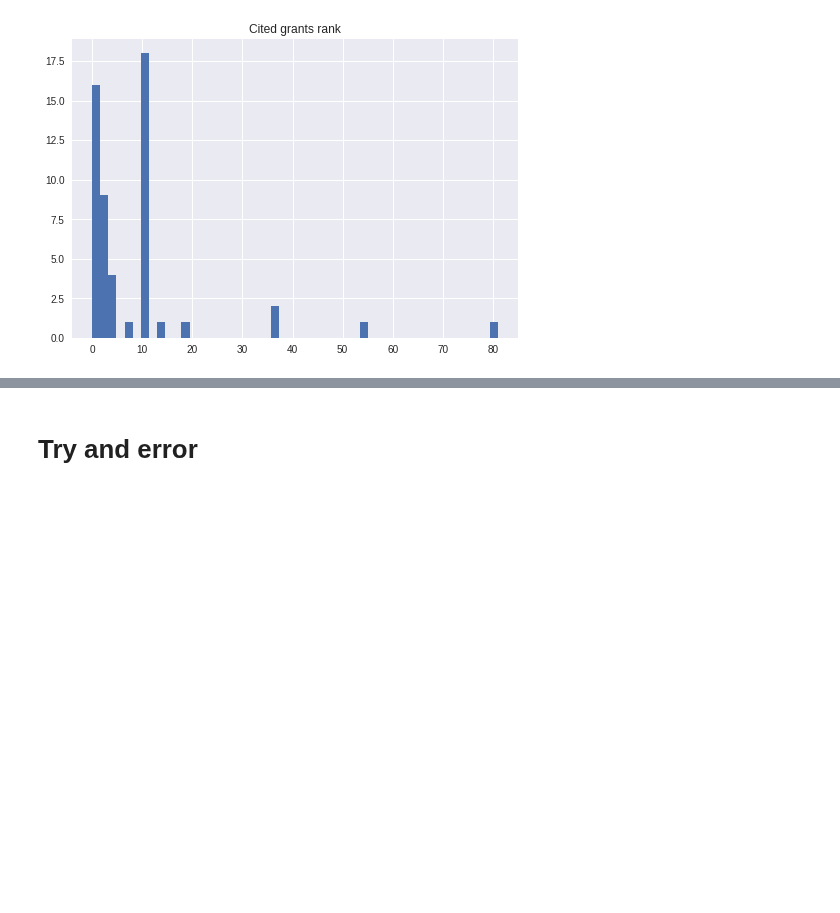
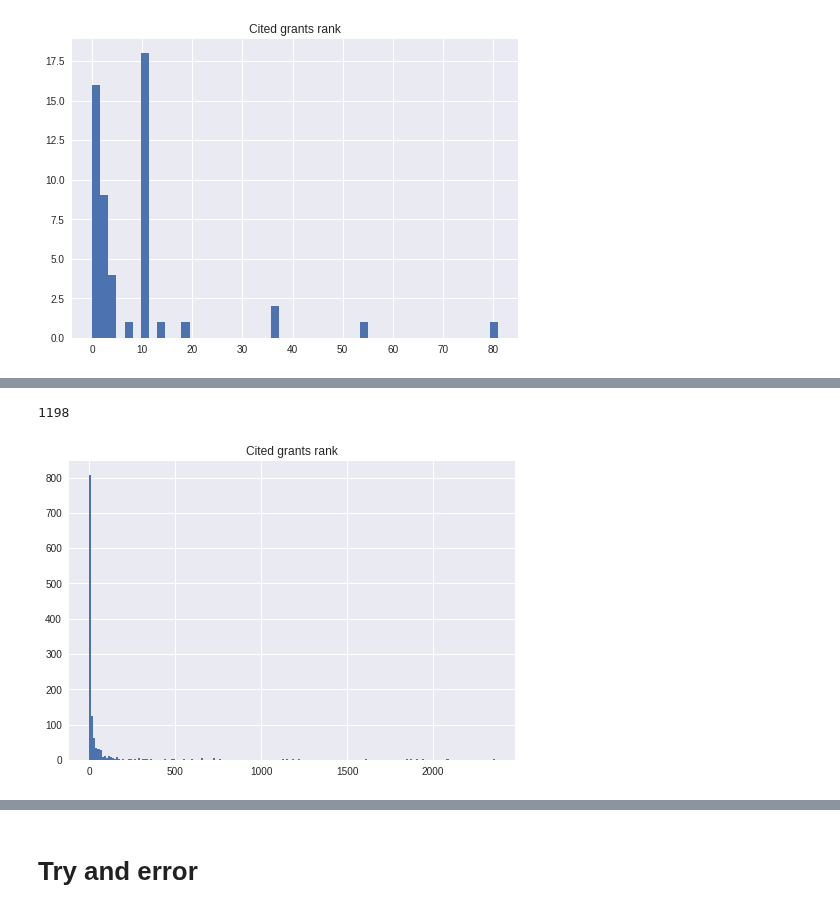
Before and after one commit to yoheikikuta/US-patent-analysis, a Jupyter notebook: colab/bert_benchmark_2000_analyze_result.ipynb, the cells around one changed output, grey strips where cells are left out. Cells and saved outputs as stored; diff of their text form; code cells hidden in the pictures; blank space fills up the shorter version.

Commit message:
Evaluate 600 app results.

```diff
--- a/colab/bert_benchmark_2000_analyze_result.ipynb
+++ b/colab/bert_benchmark_2000_analyze_result.ipynb
@@ -91,6 +91,10 @@ def load_result(block_id):
 result_block = load_result(1)
 # %% [output]
 result flename: result_50480_100960.pkl.gz
+# %%
+def load_and_calc_rank_tuples(block_id):
+  result_block = load_result(block_id)
+  return [tup for apprid in range(APPS_PER_BLOCK) for tup in cited_ranking(apprid, block_id, result_block)]
 # %%
 block_rank_tuples = [tup for apprid in range(APPS_PER_BLOCK) for tup in cited_ranking(apprid, 1, result_block)]
 # %%
@@ -117,0 +124,2 @@ plt.show()
+# %%
+whole_tups = [tup for block_id in range(30) for tup in load_and_calc_rank_tuples(block_id)]
@@ -117,0 +144,12 @@ plt.show()
+# %%
+len(whole_tups)
+# %% [output]
+1198
+# %%
+whole_ranks = [tup[2] for tup in whole_tups]
+# %%
+plt.hist(whole_ranks, bins=200)
+plt.title("Cited grants rank")
+plt.show()
+# %% [output]
+[figure, added]
```
Also changed, not shown: parts of 4 cells of this notebook.
